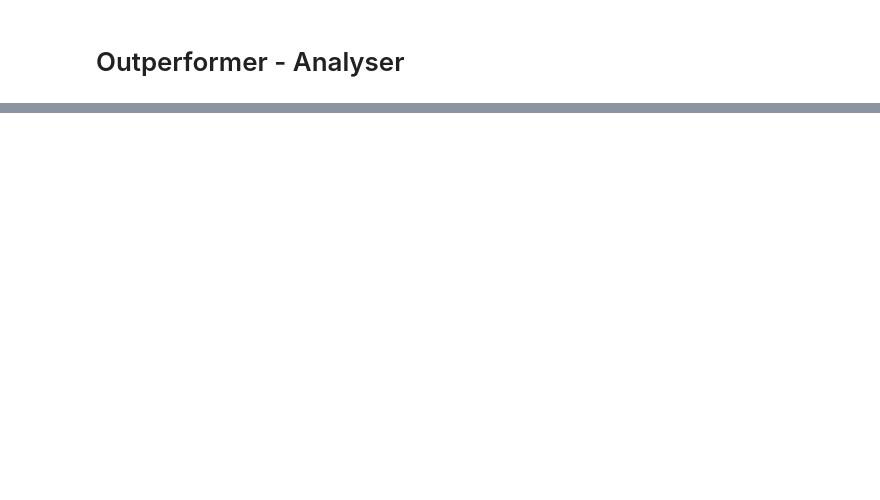
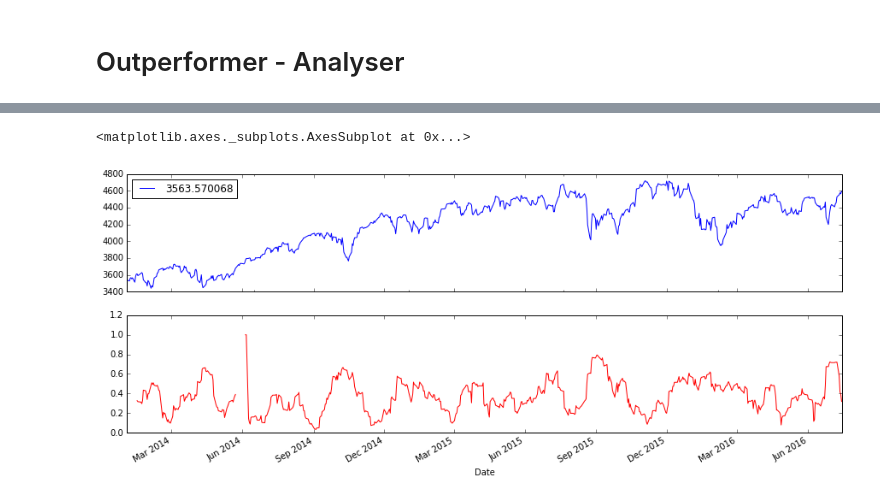
Before and after one commit to BertGit/outperformer, a Jupyter notebook: analyser.ipynb, the cells around one changed output, grey strips where cells are left out. Saved outputs shown, nothing was run; the diff lists cells and outputs as text; code cells hidden in the pictures; blank space fills up the shorter version.

```diff
--- a/analyser.ipynb
+++ b/analyser.ipynb
@@ -9,5 +13,6 @@ import datetime
 # %%
 df = pd.DataFrame.from_csv('adj_close.csv')
+ndx = pd.DataFrame.from_csv('nasdaq.csv')
 # %%
 normalized = df.div(df.ix[0], axis=1)
 # %%
@@ -17,0 +23,13 @@ normalized.plot(legend=False)
+# %%
+log_returns = np.log(df.pct_change() + 1)
+log_returns = log_returns[1:] # First row is NaN otherwise
+# %%
+# This calculation will take some time...
+mean_corr_coeffs = log_returns.rolling(window=10).corr(pairwise=True).mean().mean()
+# %%
+fig, axes = plt.subplots(nrows=2)
+ndx.plot(ax=axes[0])
+mean_corr_coeffs.plot(sharex=axes[0], style='r-')
+# %% [output]
+<matplotlib.axes._subplots.AxesSubplot at 0x...>
+[figure, added]
```
Also changed, not shown: parts of 2 cells of this notebook, 2 other files.
